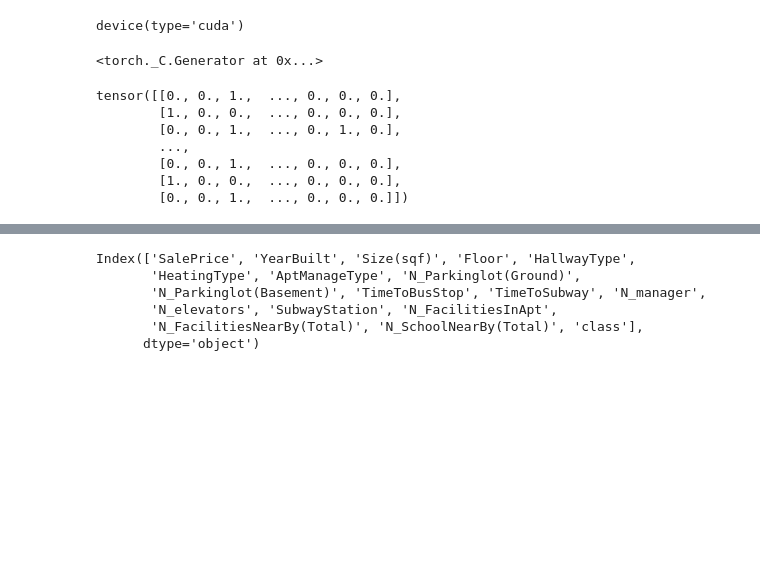
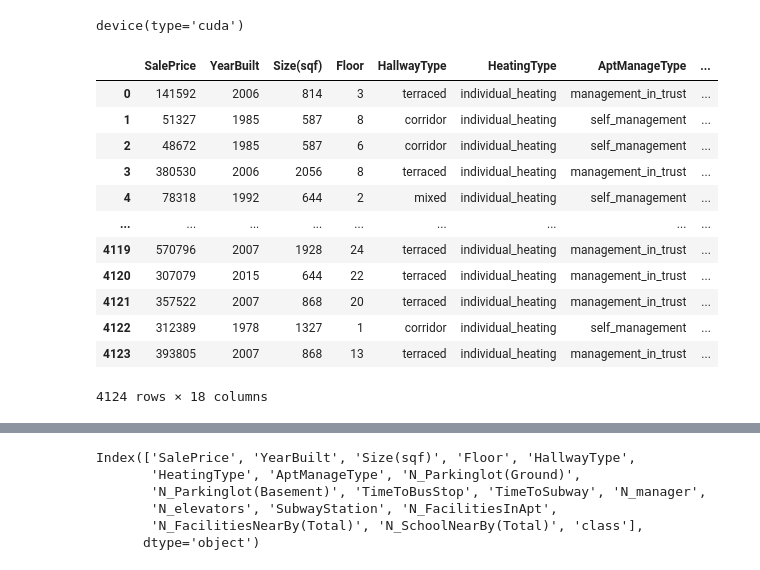
Before and after one commit to milosz-l/SSNE, a Jupyter notebook: lab5_miniprojekt2/miniprojekt2_neural_net.ipynb, the cells around one changed output, grey strips where cells are left out. Cells and saved outputs as stored; diff of their text form; code cells hidden in the pictures; blank space fills up the shorter version.

```diff
--- a/lab5_miniprojekt2/miniprojekt2_neural_net.ipynb
+++ b/lab5_miniprojekt2/miniprojekt2_neural_net.ipynb
@@ -25,7 +25,8 @@ device
 device(type='cuda')
 # %%
 torch.manual_seed(42)
+if torch.cuda.is_available():
+    torch.cuda.manual_seed(42)
+    torch.cuda.manual_seed_all(42)
-# %% [output]
-<torch._C.Generator at 0x...>
 # %%
 train_data = pd.read_csv('train_data.csv')
@@ -32,5 +36,21 @@ train_data = pd.read_csv('train_data.csv')
 # %%
 train_data['class'] = pd.cut(x=train_data['SalePrice'], bins=[train_data['SalePrice'].min() - 1, 100000, 350000, train_data['SalePrice'].max() + 1], labels=[0,1,2])
+# %%
+train_data
+# %% [output]
+|  | SalePrice | YearBuilt | Size(sqf) | Floor | HallwayType | HeatingType | AptManageType | ... |
+| 0 | 141592 | 2006 | 814 | 3 | terraced | individual_heating | management_in_trust | ... |
+| 1 | 51327 | 1985 | 587 | 8 | corridor | individual_heating | self_management | ... |
+| 2 | 48672 | 1985 | 587 | 6 | corridor | individual_heating | self_management | ... |
+| 3 | 380530 | 2006 | 2056 | 8 | terraced | individual_heating | management_in_trust | ... |
+| 4 | 78318 | 1992 | 644 | 2 | mixed | individual_heating | self_management | ... |
+| ... | ... | ... | ... | ... | ... | ... | ... | ... |
+| 4119 | 570796 | 2007 | 1928 | 24 | terraced | individual_heating | management_in_trust | ... |
+| 4120 | 307079 | 2015 | 644 | 22 | terraced | individual_heating | management_in_trust | ... |
+| 4121 | 357522 | 2007 | 868 | 20 | terraced | individual_heating | management_in_trust | ... |
+| 4122 | 312389 | 1978 | 1327 | 1 | corridor | individual_heating | self_management | ... |
+| 4123 | 393805 | 2007 | 868 | 13 | terraced | individual_heating | management_in_trust | ... |
+4124 rows × 18 columns
 # %%
 features = ['YearBuilt', 'Size(sqf)', 'Floor', 'N_Parkinglot(Ground)',
        'N_Parkinglot(Basement)',  'N_manager',
@@ -51,16 +71,6 @@ targets = torch.from_numpy(train_data[to_predict].values[train_indices].astype(n
 val_numerical_data = torch.from_numpy(train_data[features].values[~train_indices]).float()
 val_categorical_data = torch.from_numpy(categorical_values.values[~train_indices]).float()
 val_targets = torch.from_numpy(train_data[to_predict].values[~train_indices].astype(np.dtype('int64')))
-# %%
-categorical_data
-# %% [output]
-tensor([[0., 0., 1.,  ..., 0., 0., 0.],
-        [1., 0., 0.,  ..., 0., 0., 0.],
-        [0., 0., 1.,  ..., 0., 1., 0.],
-        ...,
-        [0., 0., 1.,  ..., 0., 0., 0.],
-        [1., 0., 0.,  ..., 0., 0., 0.],
-        [0., 0., 1.,  ..., 0., 0., 0.]])
 # %%
 train_dataset = data.TensorDataset(numerical_data,categorical_data,targets)
 val_dataset = data.TensorDataset(val_numerical_data, val_categorical_data, val_targets)
```
Also changed, not shown: parts of 15 cells of this notebook, 2 other files.
